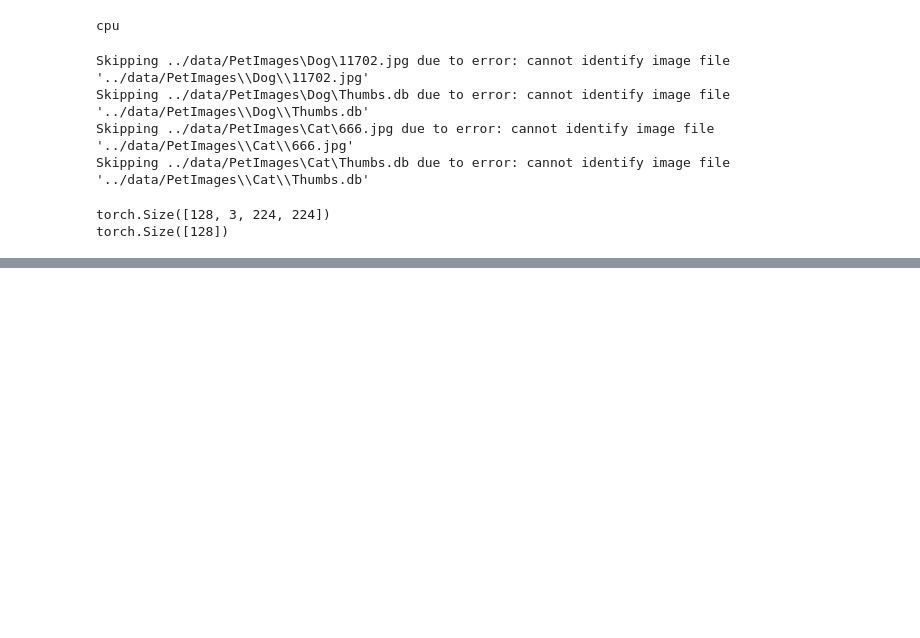
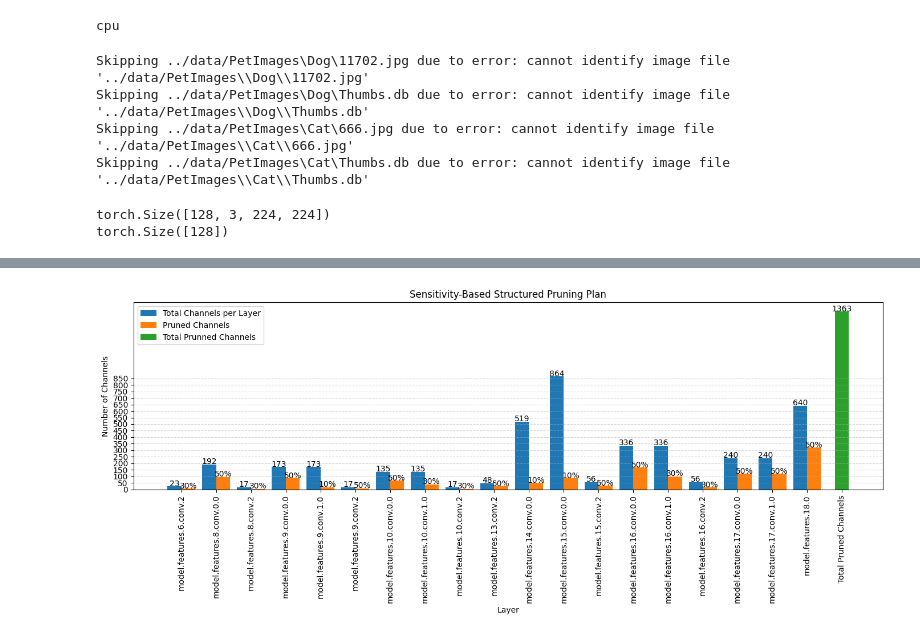
Before and after one commit to dao1233/embeddedNeuralNetwork, a Jupyter notebook: notebook/sensitivityPrunning.ipynb, the cells around one changed output, grey strips where cells are left out. Saved outputs shown, nothing was run; the diff lists cells and outputs as text; code cells hidden in the pictures; blank space fills up the shorter version.

```diff
--- a/notebook/sensitivityPrunning.ipynb
+++ b/notebook/sensitivityPrunning.ipynb
@@ -381,0 +551,96 @@ Epoch = 1 || Validation Loss: 0.3160 || Validation Accuracy: 0.9972
+# %%
+# Plot Pruning Plan
+layer_names = []
+total_channels = []
+pruned_channels = []
+
+for name, module in PrunningModel.named_modules():
+
+    if isinstance(module, nn.Conv2d):
+
+        if name in pruning_plan:
+
+            ratio = pruning_plan[name]
+
+            # Skip layers not pruned
+            if ratio == 0:
+                continue
+
+            out_ch = module.out_channels
+            pruned_ch = int(out_ch * ratio)
+
+            layer_names.append(name)
+            total_channels.append(out_ch)
+            pruned_channels.append(pruned_ch)
+
+# ---------------------------------------------------
+# Plot
+# ---------------------------------------------------
+max_channels = max(total_channels)
+labels = layer_names + ["Total Pruned Channels"]
+total_pruned_channels = sum(pruned_channels)
+x = np.arange(len(labels))
+x_layer = x[:-1]
+width = 0.4
+
+plt.figure(figsize=(14, 6))
+
+for i, ratio in enumerate([pruning_plan[n] for n in layer_names]):
+    plt.text(
+        x_layer[i] + width/2,
+        pruned_channels[i] + 2,
+        f"{ratio*100:.0f}%",
+        ha="center"
+    )
+
+for i, total in enumerate(total_channels):
+    plt.text(
+        x_layer[i] - width/2,      # center of total-channels bar
+        total + 2,           # slightly above bar
+        f"{total}",
+        ha="center"
+    )
+
+plt.bar(
+    x_layer - width/2,
+    total_channels,
+    width,
+    label="Total Channels per Layer"
+)
+
+plt.bar(
+    x_layer + width/2,
+    pruned_channels,
+    width,
+    label="Pruned Channels"
+)
+
+plt.bar(
+    x[-1],
+    total_pruned_channels,
+    width,
+    label="Total Prunned Channels"
+)
+
+# Total pruned label
+plt.text(
+    x[-1],
+    total_pruned_channels + 2,
+    str(total_pruned_channels),
+    ha="center"
+)
+
+plt.ylabel("Number of Channels")
+plt.xlabel("Layer")
+plt.title("Sensitivity-Based Structured Pruning Plan")
+
+plt.xticks(x, labels, rotation=90)
+plt.yticks(np.arange(0, max_channels + 5, 50))        # tick every 5 channels
+plt.grid(axis='y', linestyle='--', alpha=0.5)
+
+plt.legend()
+
+plt.tight_layout()
+plt.show()
+# %% [output]
+[figure, added]
```
Also changed, not shown: parts of 14 cells of this notebook, 7 other files.
